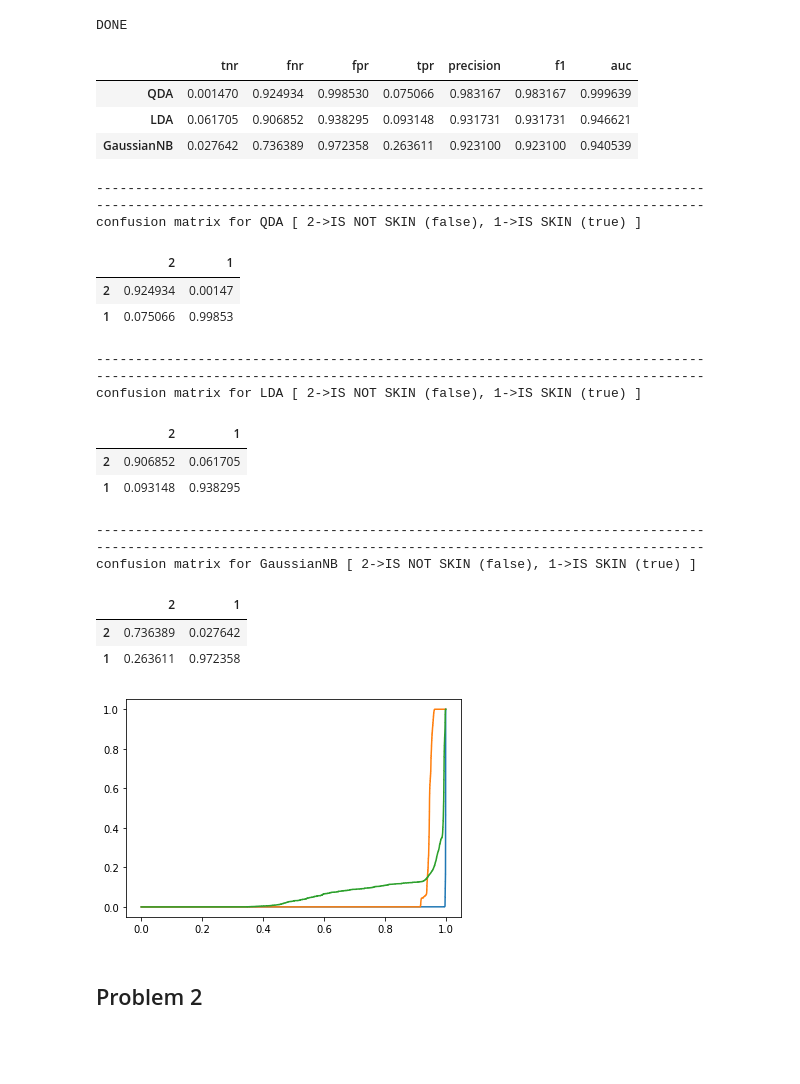
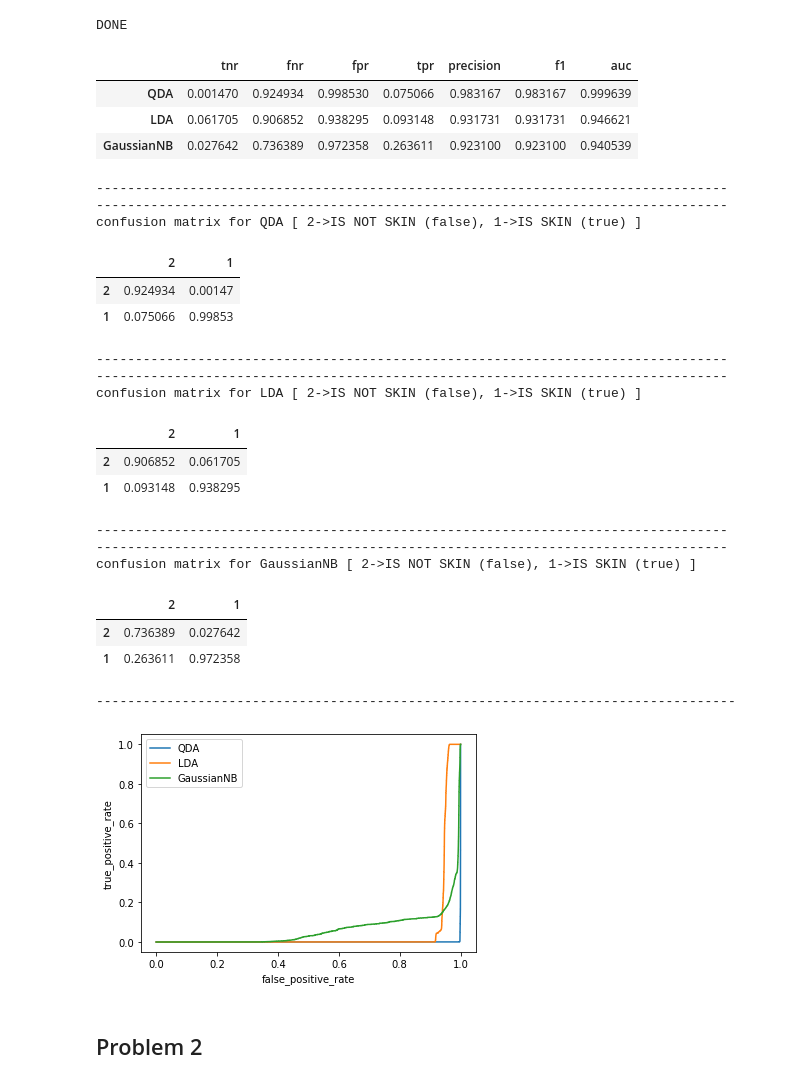
Before and after one commit to kmiec96/skin_kmiec, a Jupyter notebook: skin_segmentation_Kmiec2.ipynb, the cells around one changed output. Saved outputs shown, nothing was run; the diff lists cells and outputs as text; code cells hidden in the pictures; blank space fills up the shorter version.

```diff
--- a/skin_segmentation_Kmiec2.ipynb
+++ b/skin_segmentation_Kmiec2.ipynb
@@ -111,43 +111,48 @@ test_Y = test_data[:,3].astype('int32')
 cls=[[QuadraticDiscriminantAnalysis(),"QDA"], [LinearDiscriminantAnalysis(),"LDA"], [GaussianNB(),"GaussianNB"]]
 
 
 dataframe, matrix, fprss, tprss, thdss = analize(cls, train_X, train_Y, test_X, test_Y)
 display(dataframe)
 
 
 for i, cm in enumerate(matrix):
-    print("------------------------------------------------------------------------------")
-    print("------------------------------------------------------------------------------")
+    print("---------------------------------------------------------------------------------")
+    print("---------------------------------------------------------------------------------")
     print("confusion matrix for", cls[i][1], "[ 2->IS NOT SKIN (false), 1->IS SKIN (true) ]")
     display(cm)
 
+print("\n----------------------------------------------------------------------------------")
 for i in range(len(fprss)):
-    plt.plot(fprss[i],tprss[i])
+    plt.plot(fprss[i], tprss[i], label=cls[i][1])
+plt.legend()
+plt.ylabel('true_positive_rate')
+plt.xlabel('false_positive_rate')
 plt.show()
 # %% [output]
 |  | tnr | fnr | fpr | tpr | precision | f1 | auc |
 | QDA | 0.001470 | 0.924934 | 0.998530 | 0.075066 | 0.983167 | 0.983167 | 0.999639 |
 | LDA | 0.061705 | 0.906852 | 0.938295 | 0.093148 | 0.931731 | 0.931731 | 0.946621 |
 | GaussianNB | 0.027642 | 0.736389 | 0.972358 | 0.263611 | 0.923100 | 0.923100 | 0.940539 |
-------------------------------------------------------------------------------
-------------------------------------------------------------------------------
+---------------------------------------------------------------------------------
+---------------------------------------------------------------------------------
 confusion matrix for QDA [ 2->IS NOT SKIN (false), 1->IS SKIN (true) ]
 |  | 2 | 1 |
 | 2 | 0.924934 | 0.00147 |
 | 1 | 0.075066 | 0.99853 |
-------------------------------------------------------------------------------
-------------------------------------------------------------------------------
+---------------------------------------------------------------------------------
+---------------------------------------------------------------------------------
 confusion matrix for LDA [ 2->IS NOT SKIN (false), 1->IS SKIN (true) ]
 |  | 2 | 1 |
 | 2 | 0.906852 | 0.061705 |
 | 1 | 0.093148 | 0.938295 |
-------------------------------------------------------------------------------
-------------------------------------------------------------------------------
+---------------------------------------------------------------------------------
+---------------------------------------------------------------------------------
 confusion matrix for GaussianNB [ 2->IS NOT SKIN (false), 1->IS SKIN (true) ]
 |  | 2 | 1 |
 | 2 | 0.736389 | 0.027642 |
 | 1 | 0.263611 | 0.972358 |
+----------------------------------------------------------------------------------
-[figure, old version]
+[figure, new version]
 # %% [markdown]
 ## Problem 2
 # %% [markdown]
```
Also changed, not shown: parts of 3 cells of this notebook.
